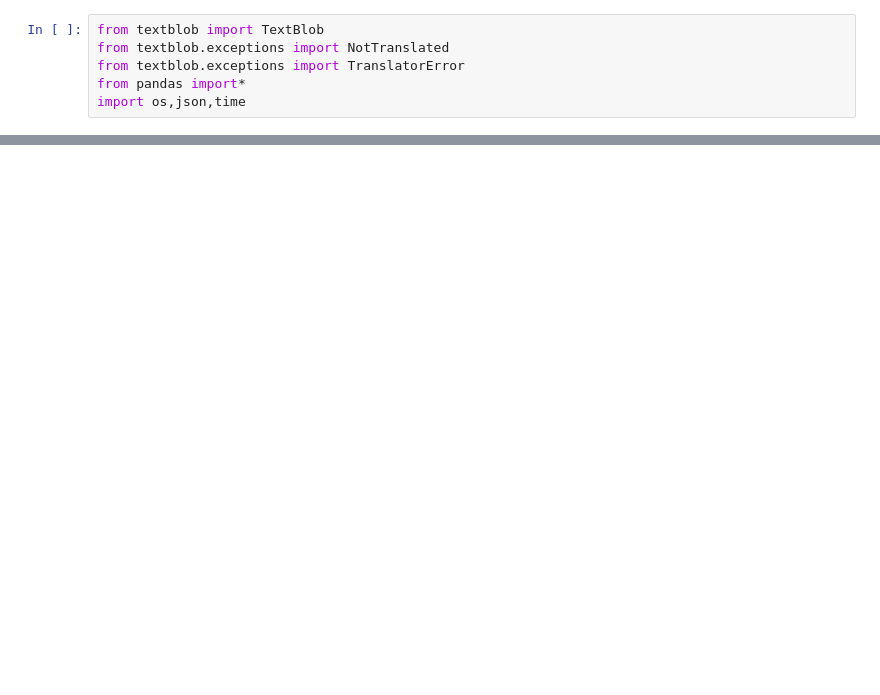
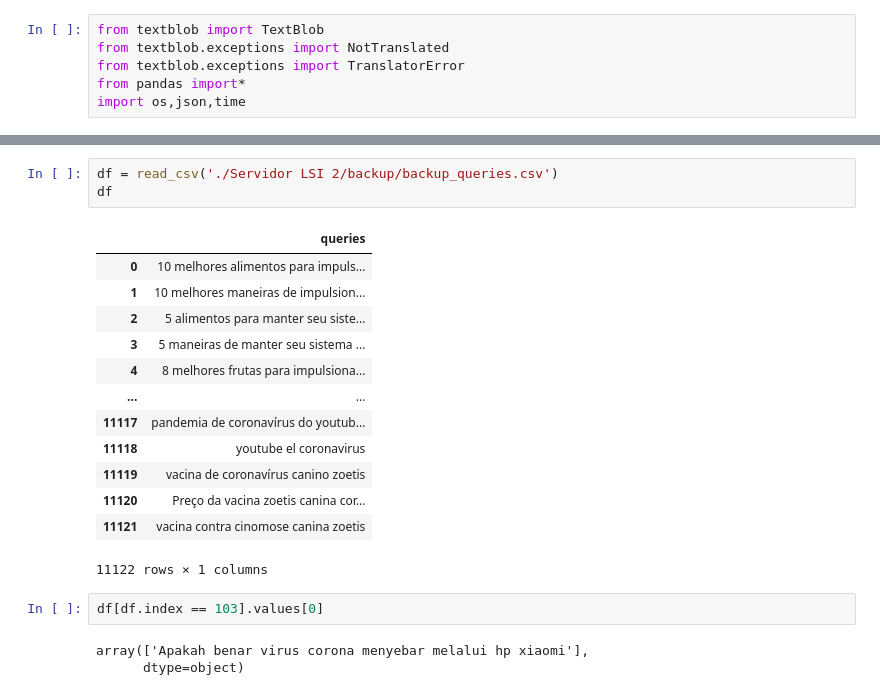
Before and after one commit to Migliorin/Covid-Project, a Jupyter notebook: Traducao/Traducao Qorona/Traducao_Qorona.ipynb, the cells around one changed output, grey strips where cells are left out. Cells and saved outputs as stored; diff of their text form; blank space fills up the shorter version.

```diff
--- a/Traducao/Traducao Qorona/Traducao_Qorona.ipynb
+++ b/Traducao/Traducao Qorona/Traducao_Qorona.ipynb
@@ -75,0 +85,22 @@ if('__main__' == __name__):
+# %%
+df = read_csv('./Servidor LSI 2/backup/backup_queries.csv')
+df
+# %% [output]
+|  | queries |
+| 0 | 10 melhores alimentos para impuls... |
+| 1 | 10 melhores maneiras de impulsion... |
+| 2 | 5 alimentos para manter seu siste... |
+| 3 | 5 maneiras de manter seu sistema ... |
+| 4 | 8 melhores frutas para impulsiona... |
+| ... | ... |
+| 11117 | pandemia de coronavírus do youtub... |
+| 11118 | youtube el coronavirus |
+| 11119 | vacina de coronavírus canino zoetis |
+| 11120 | Preço da vacina zoetis canina cor... |
+| 11121 | vacina contra cinomose canina zoetis |
+11122 rows × 1 columns
+# %%
+df[df.index == 103].values[0]
+# %% [output]
+array(['Apakah benar virus corona menyebar melalui hp xiaomi'],
+      dtype=object)
```
Also changed, not shown: parts of 2 cells of this notebook, 14 other files.
